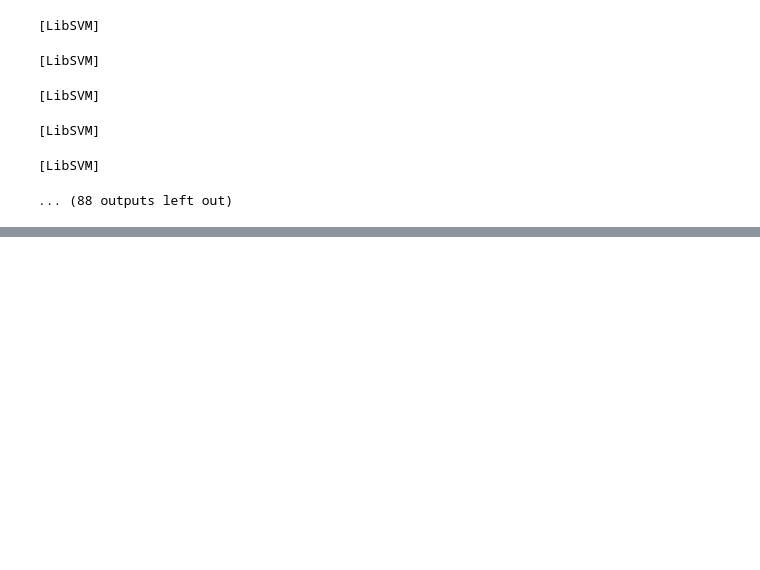
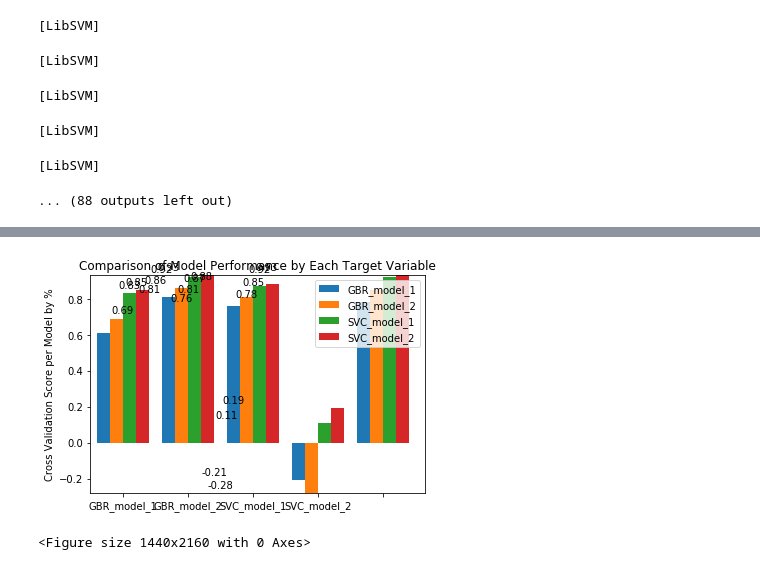
Before and after one commit to jfrank94/AFSP-Model-Comparison, a Jupyter notebook: Africa Soil Model Comparison.ipynb, the cells around one changed output, grey strips where cells are left out. Saved outputs shown, nothing was run; the diff lists cells and outputs as text; code cells hidden in the pictures; blank space fills up the shorter version.

```diff
--- a/Africa Soil Model Comparison.ipynb
+++ b/Africa Soil Model Comparison.ipynb
@@ -96,3 +96,69 @@ scores
  ('SVC_model_2', 'Ca'): 0.9313074861992579,
  ('SVC_model_2', 'P'): 0.18666376821312464,
  ('SVC_model_2', 'Sand'): 0.879474661969428}
+# %%
+import matplotlib.pyplot as plt
+
+
+pH_scores, ca_scores, sand_scores, P_scores, SOC_scores = [], [], [], [], []
+
+for model_and_tv, score in scores.items():
+    if 'pH' in model_and_tv:
+        pH_scores.append(round(scores[model_and_tv], 2))
+    elif 'Ca' in model_and_tv:
+        ca_scores.append(round(scores[model_and_tv], 2))
+    elif 'Sand' in model_and_tv:
+        sand_scores.append(round(scores[model_and_tv], 2))
+    elif 'P' in model_and_tv:
+        P_scores.append(round(scores[model_and_tv], 2))
+    elif 'SOC' in model_and_tv:
+        SOC_scores.append(round(scores[model_and_tv], 2))
+
+data_scores = {'GBR_model_1': [pH_scores[0], ca_scores[0], sand_scores[0], P_scores[0], SOC_scores[0]],
+       'GBR_model_2': [pH_scores[1], ca_scores[1], sand_scores[1], P_scores[1], SOC_scores[1]],
+       'SVC_model_1': [pH_scores[2], ca_scores[2], sand_scores[2], P_scores[2], SOC_scores[2]],
+       'SVC_model_2': [pH_scores[3], ca_scores[3], sand_scores[3], P_scores[3], SOC_scores[3]]}
+
+df_scores = pd.DataFrame(data_scores, columns=['GBR_model_1', 'GBR_model_2',
+                                             'SVC_model_1', 'SVC_model_2'])
+width = 0.8
+ax = df_scores.plot.bar(rot=0, width=width)
+
+#labels = ['GBR_model_1', 'GBR_model_2', 'SVC_model_1', 'SVC_model_2']
+# rect_pH = ax.bar(width, pH_scores, width, label='pH Score')
+# rect_ca = ax.bar(width, ca_scores, width, label='Calcium Score')
+# rect_sand = ax.bar(width, sand_scores, width, label='Sand Score')
+# rect_P = ax.bar(width, P_scores, width, label='Phosophorous Score')
+# rect_SOC = ax.bar(width, SOC_scores, width, label='SOC Score')
+
+
+
+# ax.set_xticks(ind)
+# ind = np.arange(len(pH_scores))
+
+
+def autolabel(ax_rects):
+
+    for rect in ax_rects.patches[1:]:
+        height = rect.get_height()
+        x = (rect.get_x() + rect.get_width())/2
+        if height != 0:
+            ax.annotate('{}'.format(height),
+                    xy=(x, height),
+                    xytext=(0, 3),
+                    textcoords="offset points",
+                    ha='center', va='bottom')
+
+
+autolabel(ax)
+ax.set_ylabel('Cross Validation Score per Model by %')
+ax.set_title('Comparison of Model Performance by Each Target Variable')
+ax.set_xticklabels(df_scores.columns)
+ax.set_xlim(-0.5, None)
+ax.margins(y=0)
+ax.legend()
+plt.figure(figsize=(20, 30))
+plt.show()
+# %% [output]
+[figure, added]
+<Figure size 1440x2160 with 0 Axes>
```
Also changed, not shown: parts of 2 cells of this notebook.
